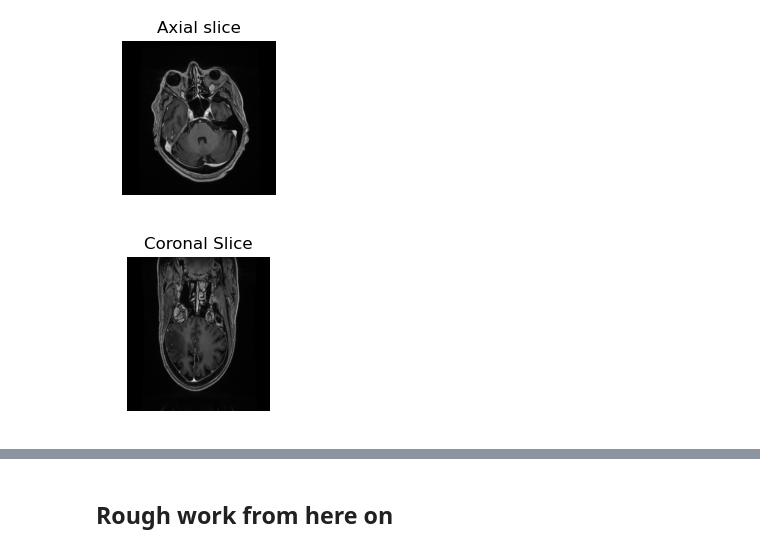
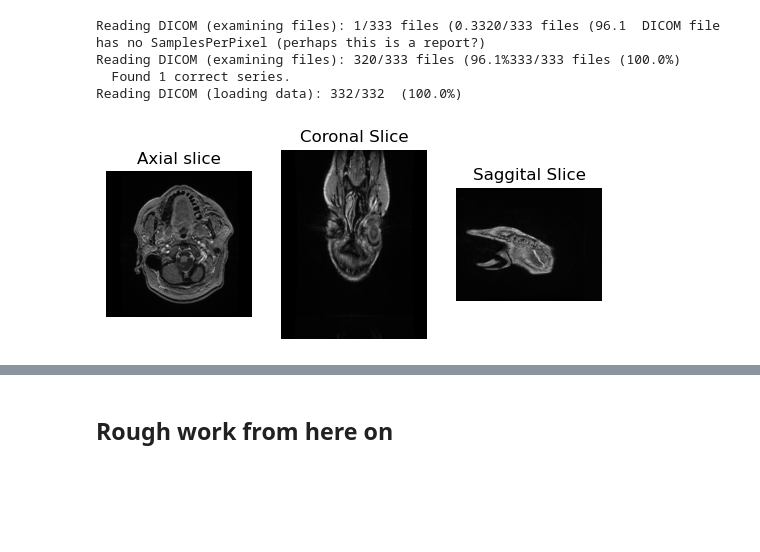
Before and after one commit to gift-i/DICOM-project1, a Jupyter notebook: test.ipynb, the cells around one changed output, grey strips where cells are left out. Drawn from its saved outputs; the diff is of its cells as text; code cells hidden in the pictures; blank space fills up the shorter version.

Commit message:
Refactoring and comments to extract volume data using pydicom

```diff
--- a/test.ipynb
+++ b/test.ipynb
@@ -6 +9,13 @@ import pydicom
 #%matplotlib ipympl
+# %%
+root_directory = "HippocampalMRISlices"
+patient_num = 1
+
+# Get the list patient folders
+patient_folders = sorted(os.listdir(root_directory))
+
+# Get the single patient folder you are looking for
+directory = os.path.join(root_directory, patient_folders[patient_num])
+
+# All the dicoms for a particular folder
+dicom_names = os.listdir(directory)
@@ -85,19 +207,38 @@ Reading DICOM (loading data): 276/276  (100.0%)
+# %%
+# Getting the voldata every time is slowing you down,
+# so just do it once
+vol = get_vol_data(3)
+# %% [output]
+Reading DICOM (examining files): 1/333 files (0.3320/333 files (96.1  DICOM file has no SamplesPerPixel (perhaps this is a report?)
+Reading DICOM (examining files): 320/333 files (96.1%333/333 files (100.0%)
+  Found 1 correct series.
+Reading DICOM (loading data): 332/332  (100.0%)
+# %%
+index = 50
+axial_slice = directional_slices(vol, index, 'axial')
+saggital_slice = directional_slices(vol, index, 'saggital')
+coronal_slice = directional_slices(vol, index, 'coronal')
 # %%
+plt.close('all')
+
 #####         AXIAL         #####
-plt.close('all')
-plt.figure(figsize=(2,2))
+plt.subplot(131)
 plt.imshow(axial_slice, cmap='gray')
 plt.title('Axial slice')
 plt.axis('off')
+
+#####    CORONAL    #####
+plt.subplot(132)
+plt.imshow(coronal_slice, cmap='gray') # print pixel data of dicom file
+plt.title('Coronal Slice')
+plt.axis('off')
+
+#####    SAGITTAL    #####
+plt.subplot(133)
+plt.imshow(saggital_slice.T, cmap='gray') # print pixel data of dicom file
+plt.title('Saggital Slice')
+plt.axis('off')
+
 plt.show()
 # %% [output]
-[figure, old version]
+[figure, new version]
-# %%
-#####    CORONAL    #####
-plt.figure(figsize=(2,2))
-plt.imshow(coronal_slice, cmap='gray') # print pixel data of dicom file
-plt.title('Coronal Slice')
-plt.axis('off')
-plt.show()
-# %% [output]
-[figure, removed]
```
Also changed, not shown: parts of 22 cells of this notebook.
